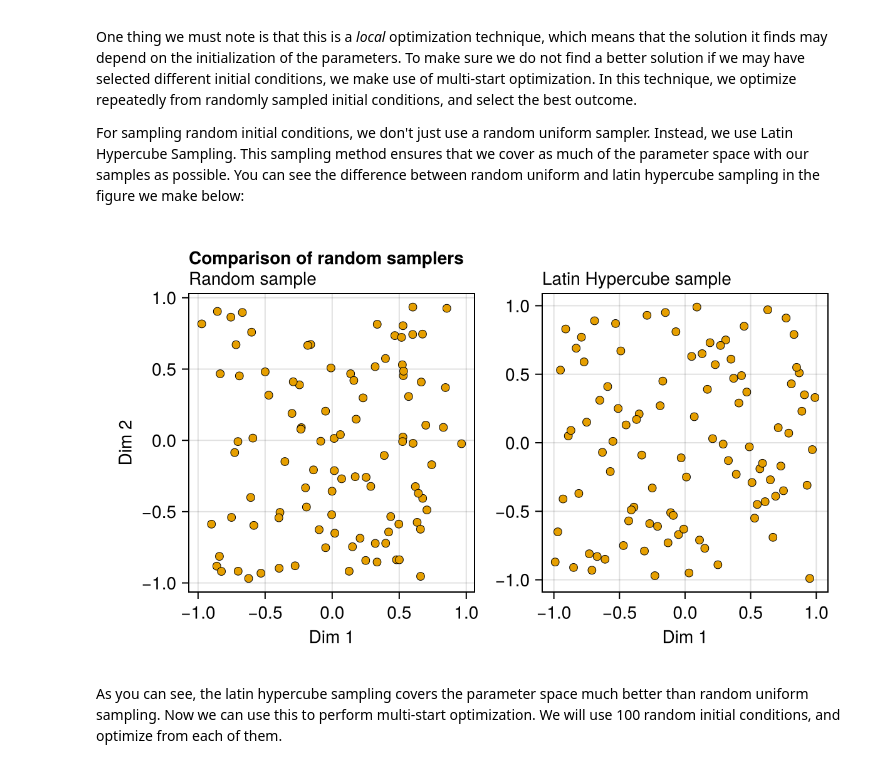
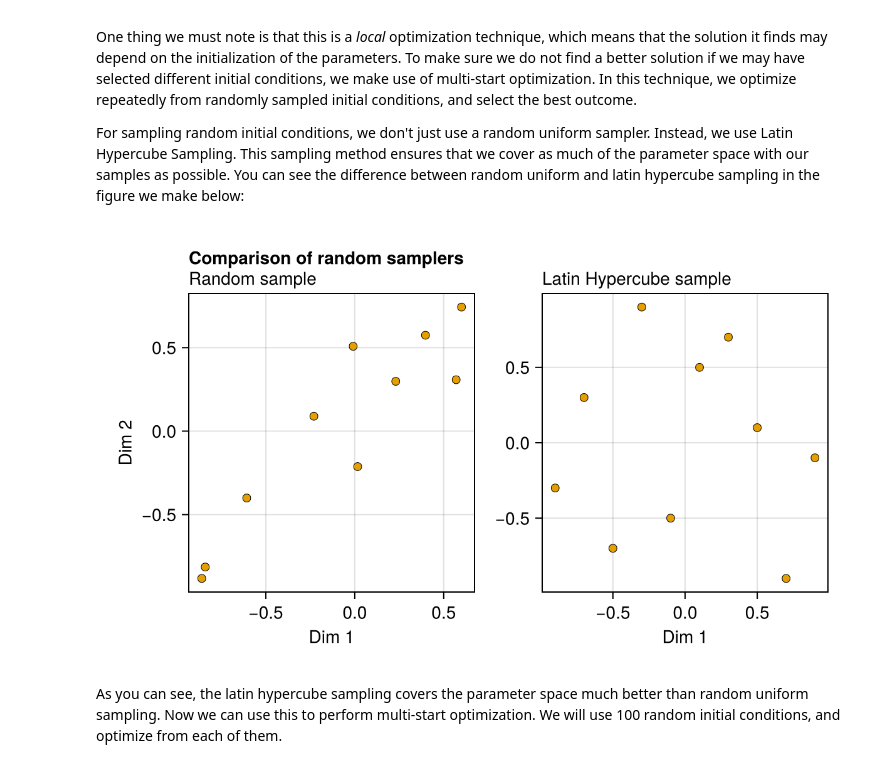
Before and after one commit to ImmunoSystemsBiology/ude-workshop, a Jupyter notebook: 1-ode-models.ipynb, the cells around one changed output. Drawn from its saved outputs; the diff is of its cells as text; code cells hidden in the pictures.

```diff
--- a/1-ode-models.ipynb
+++ b/1-ode-models.ipynb
@@ -293,22 +293,22 @@ For sampling random initial conditions, we don't just use a random uniform sampl
 # %%
 lb = fill(-1.0, 2)
 ub = fill(1.0, 2)
 
 rng = StableRNG(1234)
 
-random_samples = rand(rng, 2, 100) .* (ub - lb) .+ lb
-lhs_samples = QuasiMonteCarlo.sample(100, lb, ub, LatinHypercubeSample(rng))
+random_samples = rand(rng, 2, 10) .* (ub - lb) .+ lb
+lhs_samples = QuasiMonteCarlo.sample(10, lb, ub, LatinHypercubeSample(rng))
 
 figure_lhs = let f = Figure(size=(600,350))
 
   ax_random = Axis(f[1,1], title="Comparison of random samplers", subtitle="Random sample", xlabel="Dim 1", ylabel="Dim 2", titlealign=:left)
   ax_lhs = Axis(f[1,2], subtitle="Latin Hypercube sample", xlabel="Dim 1", titlealign=:left)
   scatter!(ax_random, random_samples[1,:], random_samples[2,:], color=Makie.wong_colors()[2], strokecolor=:black, strokewidth=0.5)
   scatter!(ax_lhs, lhs_samples[1,:], lhs_samples[2,:], color=Makie.wong_colors()[2], strokecolor=:black, strokewidth=0.5)
   f
 end
 # %% [output]
-[figure, old version]
+[figure, new version]
 # %% [markdown]
 As you can see, the latin hypercube sampling covers the parameter space much better than random uniform sampling. Now we can use this to perform multi-start optimization. We will use 100 random initial conditions, and optimize from each of them.
 # %%
```
Also changed, not shown: parts of 8 cells of this notebook, 1 other file.
